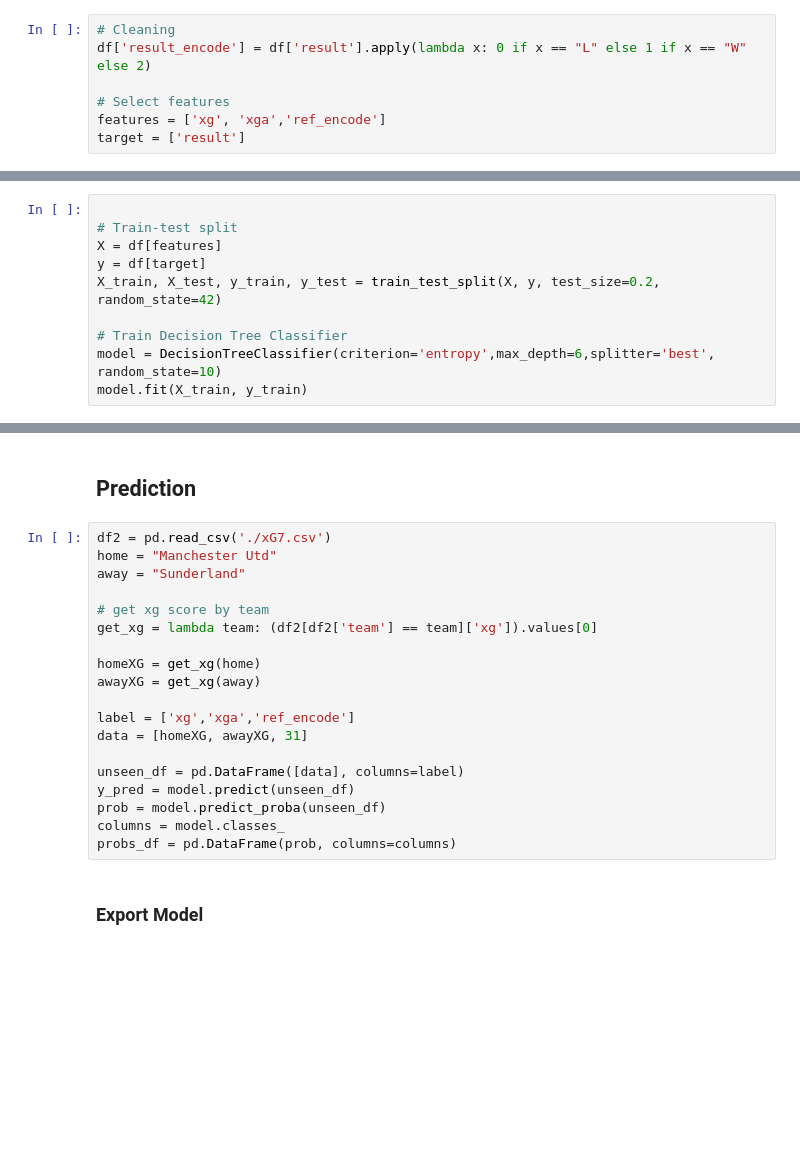
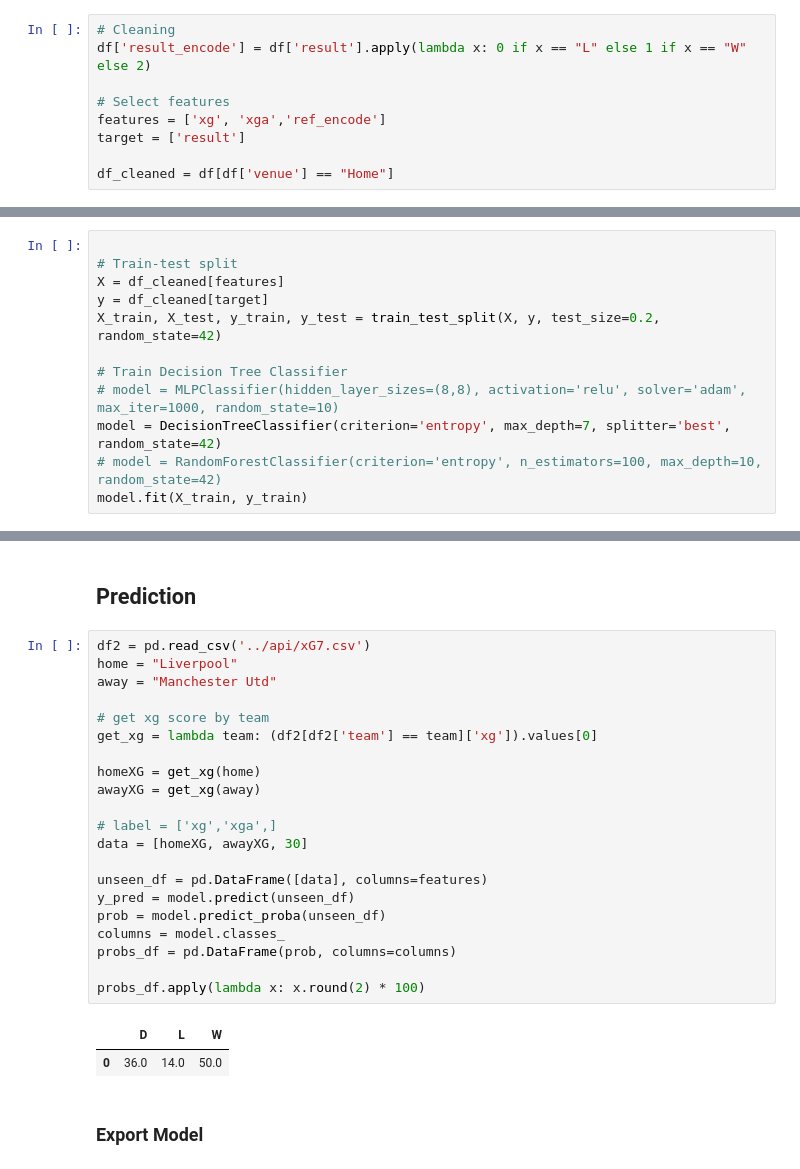
Before and after one commit to chaiyut-kun/AI-premier-league_match_prediction, a Jupyter notebook: src/model/model2.ipynb, the cells around one changed output, grey strips where cells are left out. Cells and saved outputs as stored; diff of their text form; blank space fills up the shorter version.

```diff
--- a/src/model/model2.ipynb
+++ b/src/model/model2.ipynb
@@ -62,16 +65,20 @@ df['result_encode'] = df['result'].apply(lambda x: 0 if x == "L" else 1 if x ==
 # Select features
 features = ['xg', 'xga','ref_encode']
 target = ['result']
+
+df_cleaned = df[df['venue'] == "Home"]
 # %% [markdown]
 ### Training Data
 # %%
 
 # Train-test split
-X = df[features]
-y = df[target]
+X = df_cleaned[features]
+y = df_cleaned[target]
 X_train, X_test, y_train, y_test = train_test_split(X, y, test_size=0.2, random_state=42)
 
 # Train Decision Tree Classifier
-model = DecisionTreeClassifier(criterion='entropy',max_depth=6,splitter='best', random_state=10)
+# model = MLPClassifier(hidden_layer_sizes=(8,8), activation='relu', solver='adam', max_iter=1000, random_state=10)
+model = DecisionTreeClassifier(criterion='entropy', max_depth=7, splitter='best', random_state=42)
+# model = RandomForestClassifier(criterion='entropy', n_estimators=100, max_depth=10, random_state=42)
 model.fit(X_train, y_train)
 # %% [output]
@@ -104,24 +111,29 @@ weighted avg       0.57      0.59      0.53       760
 # %% [markdown]
 ## Prediction
 # %%
-df2 = pd.read_csv('./xG7.csv')
-home = "Manchester Utd"
-away = "Sunderland"
+df2 = pd.read_csv('../api/xG7.csv')
+home = "Liverpool"
+away = "Manchester Utd"
 
 # get xg score by team
 get_xg = lambda team: (df2[df2['team'] == team]['xg']).values[0]
 
 homeXG = get_xg(home)
 awayXG = get_xg(away)
 
-label = ['xg','xga','ref_encode']
-data = [homeXG, awayXG, 31]
+# label = ['xg','xga',]
+data = [homeXG, awayXG, 30]
 
-unseen_df = pd.DataFrame([data], columns=label)
+unseen_df = pd.DataFrame([data], columns=features)
 y_pred = model.predict(unseen_df)
 prob = model.predict_proba(unseen_df)
 columns = model.classes_
 probs_df = pd.DataFrame(prob, columns=columns)
+
+probs_df.apply(lambda x: x.round(2) * 100)
+# %% [output]
+|  | D | L | W |
+| 0 | 36.0 | 14.0 | 50.0 |
 # %% [markdown]
 ### Export Model
 # %%
```
Also changed, not shown: parts of 4 cells of this notebook, 7 other files.
